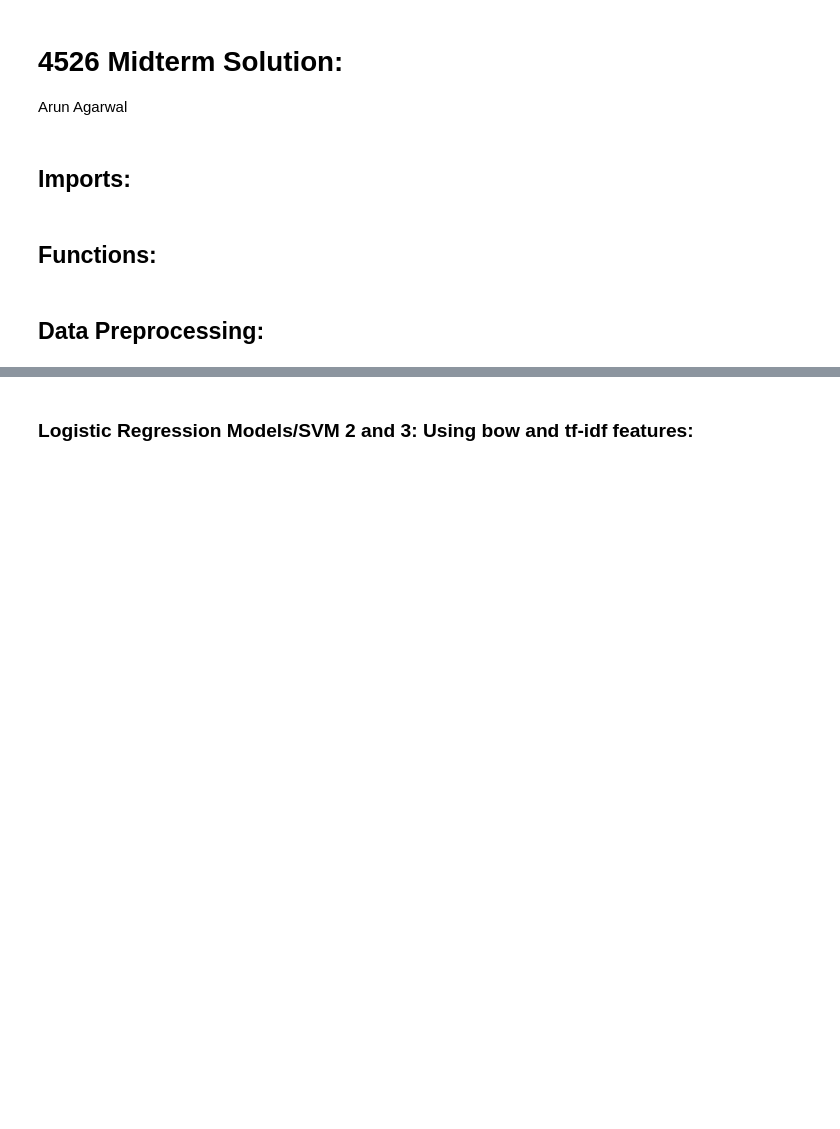
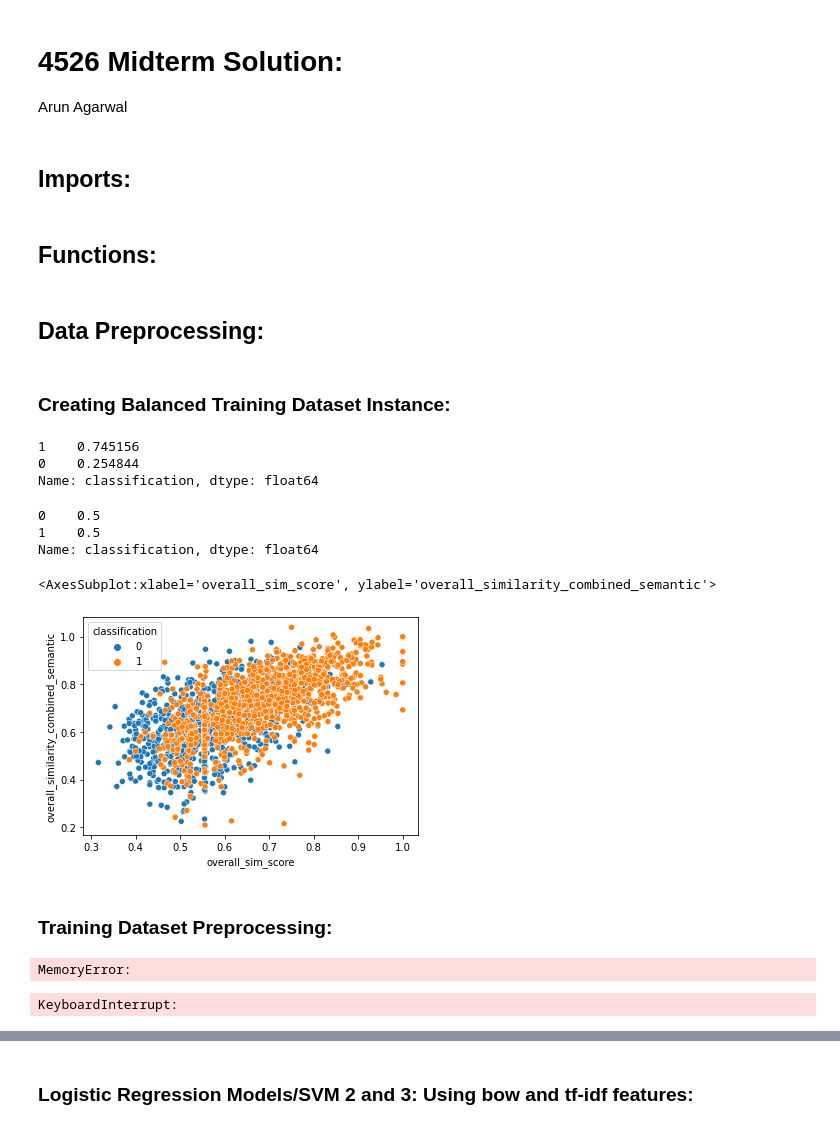
Before and after one commit to aagarwal17/MLMidTerm, a Jupyter notebook: MidtermResults.ipynb, the cells around one changed output, grey strips where cells are left out. Saved outputs shown, nothing was run; the diff lists cells and outputs as text; code cells hidden in the pictures; blank space fills up the shorter version.

Commit message:
memory full

```diff
--- a/MidtermResults.ipynb
+++ b/MidtermResults.ipynb
@@ -303,3 +317,30 @@ def overall_similarity_wup_similarity(ques1, ques2):
+# %% [markdown]
+### Creating Balanced Training Dataset Instance:
+# %%
+train_df = pd.read_csv("train_df")
+subset0 = train_df.loc[train_df['classification'] == 0]
+subset1 = train_df.loc[train_df['classification'] == 1]
+subset1Sample = subset1.sample(n=1039,random_state=42)
+new_train_df = subset0.append(subset1Sample)
+# %%
+train_df['classification'].value_counts()/train_df.shape[0]
+# %% [output]
+1    0.745156
+0    0.254844
+Name: classification, dtype: float64
+# %%
+new_train_df['classification'].value_counts()/new_train_df.shape[0]
+# %% [output]
+0    0.5
+1    0.5
+Name: classification, dtype: float64
+# %%
+sns.scatterplot(data=new_train_df,x='overall_sim_score',y='overall_similarity_combined_semantic',hue='classification')
+# %% [output]
+<AxesSubplot:xlabel='overall_sim_score', ylabel='overall_similarity_combined_semantic'>
+[figure, added]
+# %% [markdown]
+### Training Dataset Preprocessing:
 # %%
 #Training Dataset:
 train_df = pd.read_csv("train_with_label.txt", delimiter = "r'\t", header = None, engine = 'python')
@@ -317 +397,6 @@ train_df['lemmatized_text2'] = list(map(lambda word:list(map(lemm.lemmatize, wor
+# %%
+train_df
+# %% [output]
+MemoryError:
+KeyboardInterrupt:
 # %%
```
Also changed, not shown: parts of 36 cells of this notebook, 10 other files.
